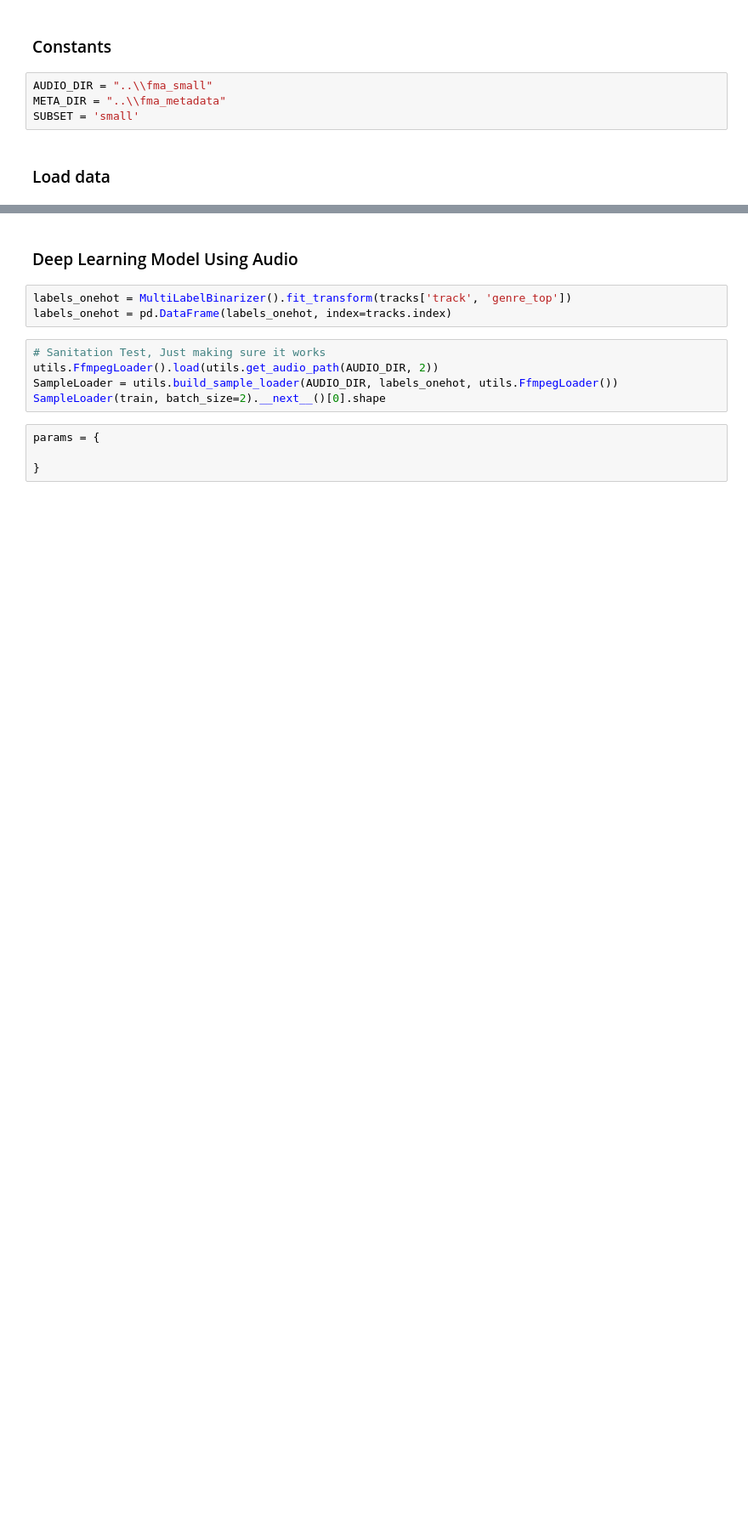
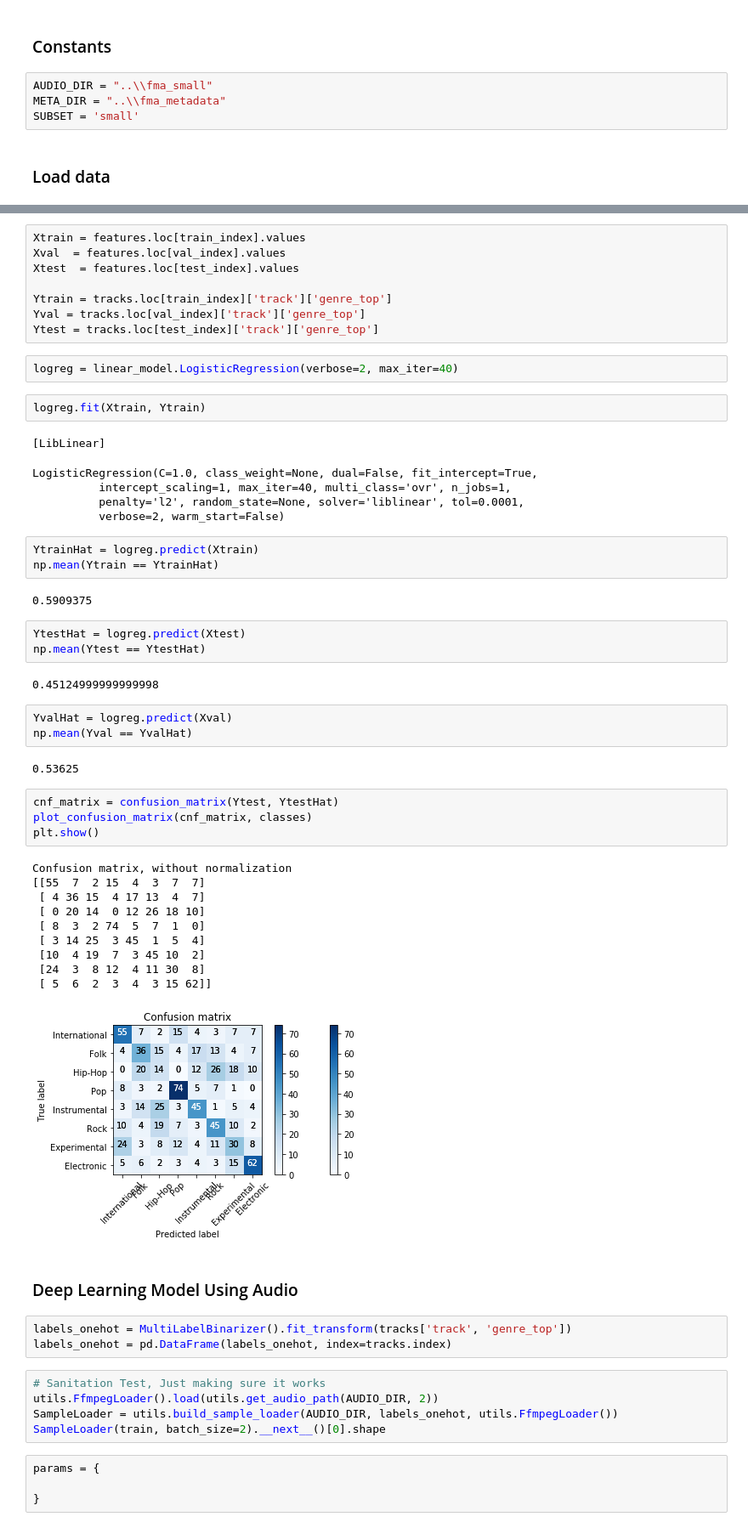
Before and after one commit to caoj8/Amadeus-Copy, a Jupyter notebook: fma_code/NN_Baseline.ipynb, the cells around one changed output, grey strips where cells are left out. Shown: that part at 85% size. Saved outputs shown, nothing was run; the diff lists cells and outputs as text; blank space fills up the shorter version.

Commit message:
Data Loading + Logistic Regression Baseline + Fully Connected Neural Net

```diff
--- a/fma_code/NN_Baseline.ipynb
+++ b/fma_code/NN_Baseline.ipynb
@@ -150,3 +126,51 @@ array([0, 0, 0, 1, 0, 0, 0, 0])
+# %%
+Xtrain = features.loc[train_index].values
+Xval  = features.loc[val_index].values
+Xtest  = features.loc[test_index].values
+
+Ytrain = tracks.loc[train_index]['track']['genre_top']
+Yval = tracks.loc[val_index]['track']['genre_top']
+Ytest = tracks.loc[test_index]['track']['genre_top']
+# %%
+logreg = linear_model.LogisticRegression(verbose=2, max_iter=40)
+# %%
+logreg.fit(Xtrain, Ytrain)
+# %% [output]
+[LibLinear]
+LogisticRegression(C=1.0, class_weight=None, dual=False, fit_intercept=True,
+          intercept_scaling=1, max_iter=40, multi_class='ovr', n_jobs=1,
+          penalty='l2', random_state=None, solver='liblinear', tol=0.0001,
+          verbose=2, warm_start=False)
+# %%
+YtrainHat = logreg.predict(Xtrain)
+np.mean(Ytrain == YtrainHat)
+# %% [output]
+0.5909375
+# %%
+YtestHat = logreg.predict(Xtest)
+np.mean(Ytest == YtestHat)
+# %% [output]
+0.45124999999999998
+# %%
+YvalHat = logreg.predict(Xval)
+np.mean(Yval == YvalHat)
+# %% [output]
+0.53625
+# %%
+cnf_matrix = confusion_matrix(Ytest, YtestHat)
+plot_confusion_matrix(cnf_matrix, classes)
+plt.show()
+# %% [output]
+Confusion matrix, without normalization
+[[55  7  2 15  4  3  7  7]
+ [ 4 36 15  4 17 13  4  7]
+ [ 0 20 14  0 12 26 18 10]
+ [ 8  3  2 74  5  7  1  0]
+ [ 3 14 25  3 45  1  5  4]
+ [10  4 19  7  3 45 10  2]
+ [24  3  8 12  4 11 30  8]
+ [ 5  6  2  3  4  3 15 62]]
+[figure, added]
 # %% [markdown]
 ### Deep Learning Model Using Audio
 # %%
```
Also changed, not shown: parts of 36 cells of this notebook.
